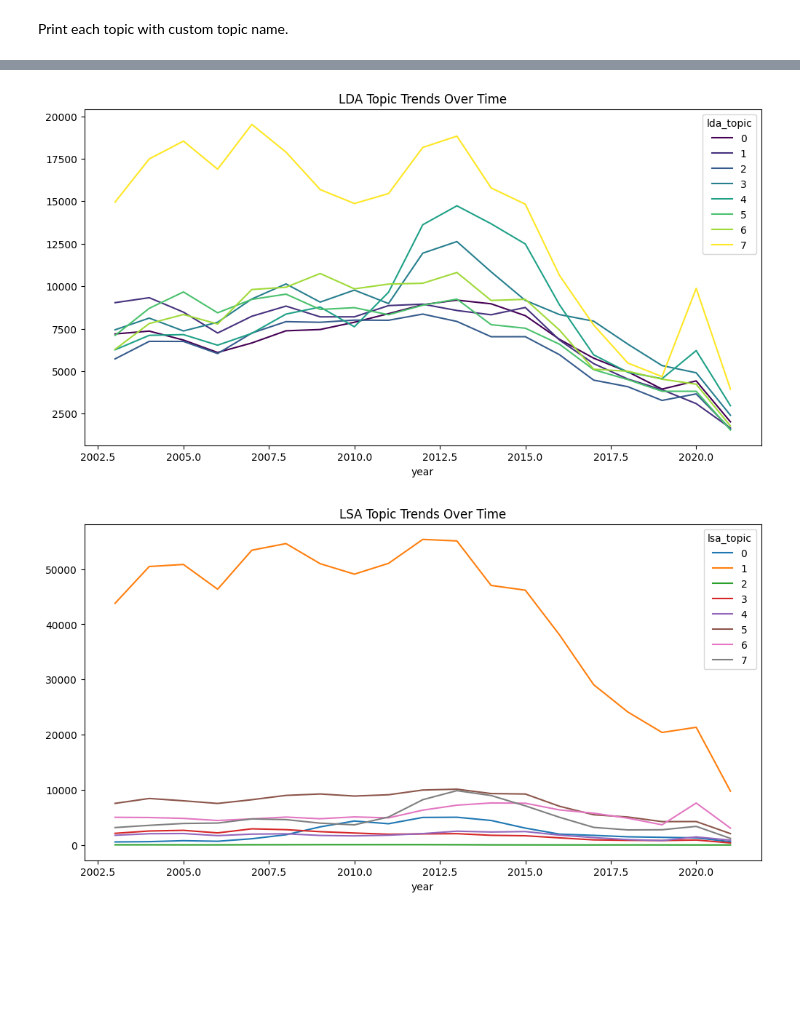
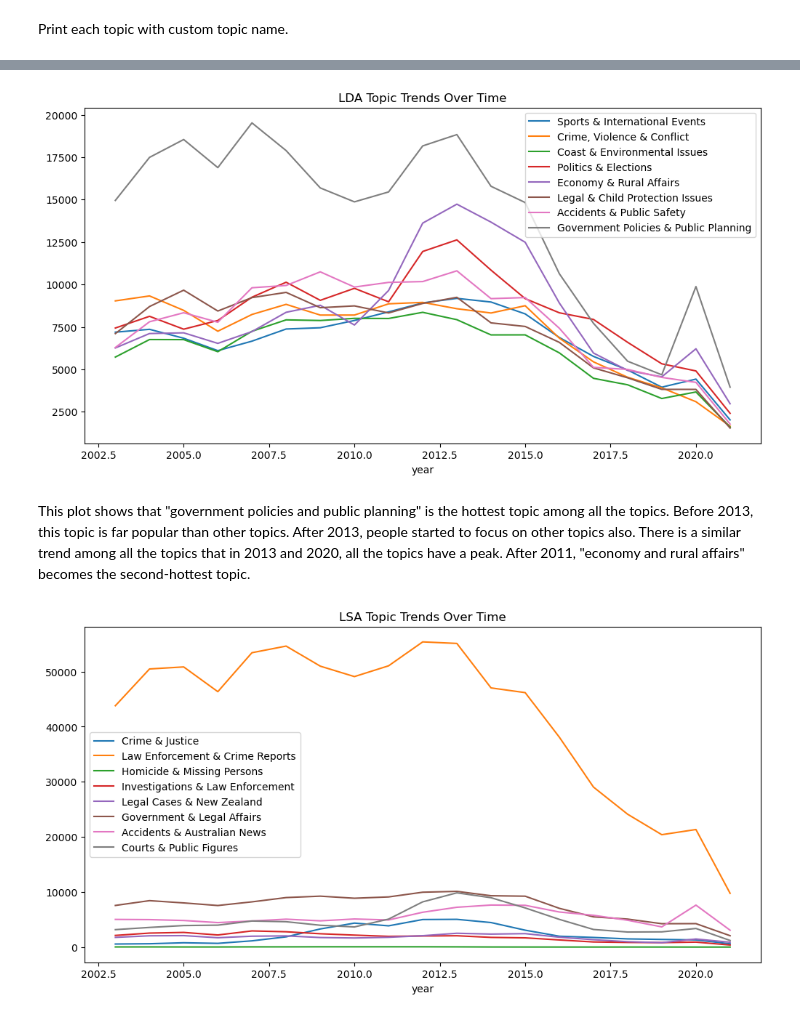
Before and after one commit to voira/text_mining_a1, a Jupyter notebook: project2.ipynb, the cells around one changed output, grey strips where cells are left out. Cells and saved outputs as stored; diff of their text form; code cells hidden in the pictures; blank space fills up the shorter version.

```diff
--- a/project2.ipynb
+++ b/project2.ipynb
@@ -280,0 +279,4 @@ lda_trends
+# %%
+lsa_trends.columns = list(topic_labels_lsa.values())
+lda_trends.columns = list(topic_labels_lda.values())
+lsa_trends
@@ -281,11 +302,13 @@ lda_trends
 # %%
 # Plot trends
-lda_trends.plot(title="LDA Topic Trends Over Time", figsize=(12, 6), colormap='viridis')
+lda_trends.plot(title="LDA Topic Trends Over Time", figsize=(12, 6))
 plt.show()
 # %% [output]
-[figure, old version]
+[figure, new version]
+# %% [markdown]
+This plot shows that "government policies and public planning" is the hottest topic among all the topics. Before 2013, this topic is far popular than other topics. After 2013, people started to focus on other topics also. There is a similar trend among all the topics that in 2013 and 2020, all the topics have a peak. After 2011, "economy and rural affairs" becomes the second-hottest topic.
 # %%
 lsa_trends.plot(title="LSA Topic Trends Over Time", figsize=(12, 6))
 plt.show()
 # %% [output]
-[figure, old version]
+[figure, new version]
```
Also changed, not shown: parts of 20 cells of this notebook.
